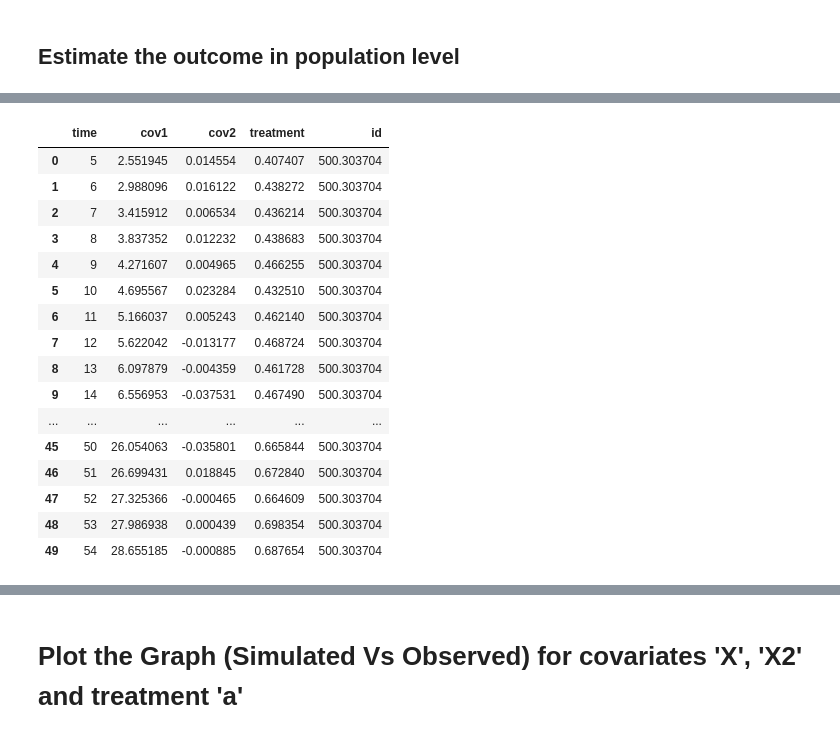
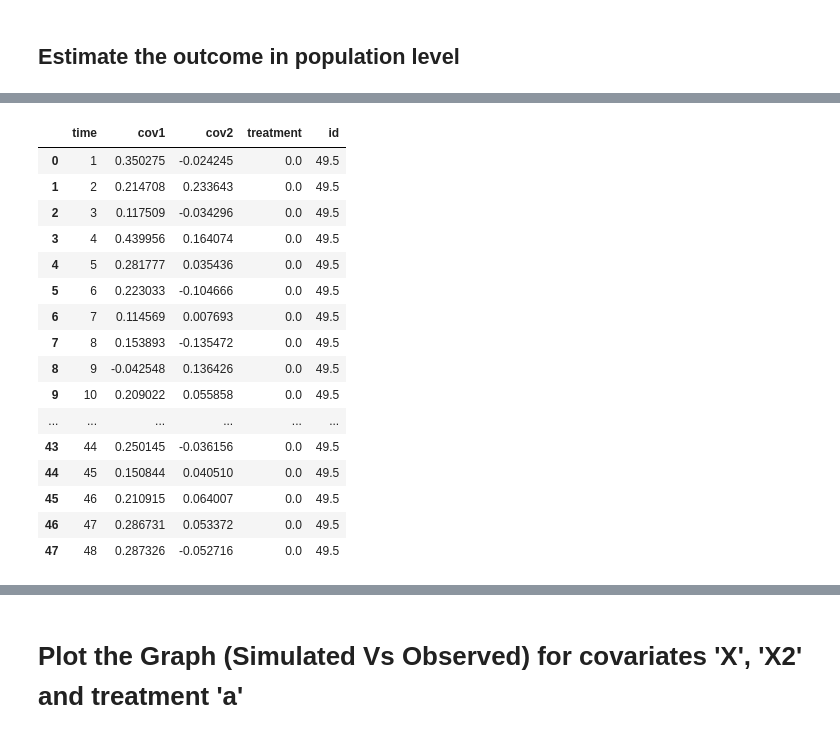
Before and after one commit to pchakraborty1/causallib, a Jupyter notebook: examples/gformula.ipynb, the cells around one changed output, grey strips where cells are left out. Drawn from its saved outputs; the diff is of its cells as text; code cells hidden in the pictures.

```diff
--- a/examples/gformula.ipynb
+++ b/examples/gformula.ipynb
@@ -59,14 +70,10 @@ gFormula = GFormula(treatment_models=treatment_models,
                     outcome_model=None,
                     refit_models=False,
                     random_state=None,
-                    n_obsv=5,
-                    n_sims=3,
-                    n_steps=50,
-                    mode='normal',
-                    resid_val=None,
+                    mode='emp_mean_std', #C.DEFAULT_SIM_MODE,
                     )
 # %% [markdown]
 # Fit the covariate and treatment models prior to estimate the outcome
 # %%
-gFormula.fit(X_train, a_train, t=None, y=None)
+gFormula.fit(X_train, a_train, t=None, y=None, X_val=X_val, a_val=a_val)
 # %% [output]
@@ -123,0 +222,8 @@ est_outcome
+# %%
+data_cf = load_synth_dynamic_treat(observational=False)
+# print(data_cf.keys())
+X_test, a_test = data_cf['test']
+# %%
+# treatment_strategy = CFBernoulli()
+# treatment_strategy = Observational(inverse_transform=None)
+treatment_strategy = 'never-treat'
@@ -125,12 +269,14 @@ est_outcome
 ## Estimate the outcome in population level
 # %%
 # a = df_obs[['id', 'A']]
-pop_outcome = gFormula.estimate_population_outcome(
-                                                    X_train,
-                                                    a_train,
-                                                    t=None,
-                                                    y=None,
-                                                    treatment_strategy=treatment_strategy
+pop_outcome = gFormula.estimate_population_outcome(X_test,
+                                                   a_test,
+                                                   t=None,
+                                                   y=None,
+                                                   treatment_strategy=treatment_strategy,
+                                                   n_sims=3, #C.DEFAULT_N_SIMS
+                                                   timeline_start=1,
+                                                   n_jobs=C.DEFAULT_N_JOBS
                                                   )
 pop_outcome.reset_index(inplace=True)
 pop_outcome
@@ -155,18 +294,18 @@ pop_outcome
 |  | time | cov1 | cov2 | treatment | id |
-| 0 | 5 | 2.551945 | 0.014554 | 0.407407 | 500.303704 |
-| 1 | 6 | 2.988096 | 0.016122 | 0.438272 | 500.303704 |
-| 2 | 7 | 3.415912 | 0.006534 | 0.436214 | 500.303704 |
-| 3 | 8 | 3.837352 | 0.012232 | 0.438683 | 500.303704 |
-| 4 | 9 | 4.271607 | 0.004965 | 0.466255 | 500.303704 |
-| 5 | 10 | 4.695567 | 0.023284 | 0.432510 | 500.303704 |
-| 6 | 11 | 5.166037 | 0.005243 | 0.462140 | 500.303704 |
-| 7 | 12 | 5.622042 | -0.013177 | 0.468724 | 500.303704 |
-| 8 | 13 | 6.097879 | -0.004359 | 0.461728 | 500.303704 |
-| 9 | 14 | 6.556953 | -0.037531 | 0.467490 | 500.303704 |
+| 0 | 1 | 0.350275 | -0.024245 | 0.0 | 49.5 |
+| 1 | 2 | 0.214708 | 0.233643 | 0.0 | 49.5 |
+| 2 | 3 | 0.117509 | -0.034296 | 0.0 | 49.5 |
+| 3 | 4 | 0.439956 | 0.164074 | 0.0 | 49.5 |
+| 4 | 5 | 0.281777 | 0.035436 | 0.0 | 49.5 |
+| 5 | 6 | 0.223033 | -0.104666 | 0.0 | 49.5 |
+| 6 | 7 | 0.114569 | 0.007693 | 0.0 | 49.5 |
+| 7 | 8 | 0.153893 | -0.135472 | 0.0 | 49.5 |
+| 8 | 9 | -0.042548 | 0.136426 | 0.0 | 49.5 |
+| 9 | 10 | 0.209022 | 0.055858 | 0.0 | 49.5 |
 | ... | ... | ... | ... | ... | ... |
-| 45 | 50 | 26.054063 | -0.035801 | 0.665844 | 500.303704 |
-| 46 | 51 | 26.699431 | 0.018845 | 0.672840 | 500.303704 |
-| 47 | 52 | 27.325366 | -0.000465 | 0.664609 | 500.303704 |
-| 48 | 53 | 27.986938 | 0.000439 | 0.698354 | 500.303704 |
-| 49 | 54 | 28.655185 | -0.000885 | 0.687654 | 500.303704 |
+| 43 | 44 | 0.250145 | -0.036156 | 0.0 | 49.5 |
+| 44 | 45 | 0.150844 | 0.040510 | 0.0 | 49.5 |
+| 45 | 46 | 0.210915 | 0.064007 | 0.0 | 49.5 |
+| 46 | 47 | 0.286731 | 0.053372 | 0.0 | 49.5 |
+| 47 | 48 | 0.287326 | -0.052716 | 0.0 | 49.5 |
 # %%
```
Also changed, not shown: parts of 24 cells of this notebook, 11 other files.
